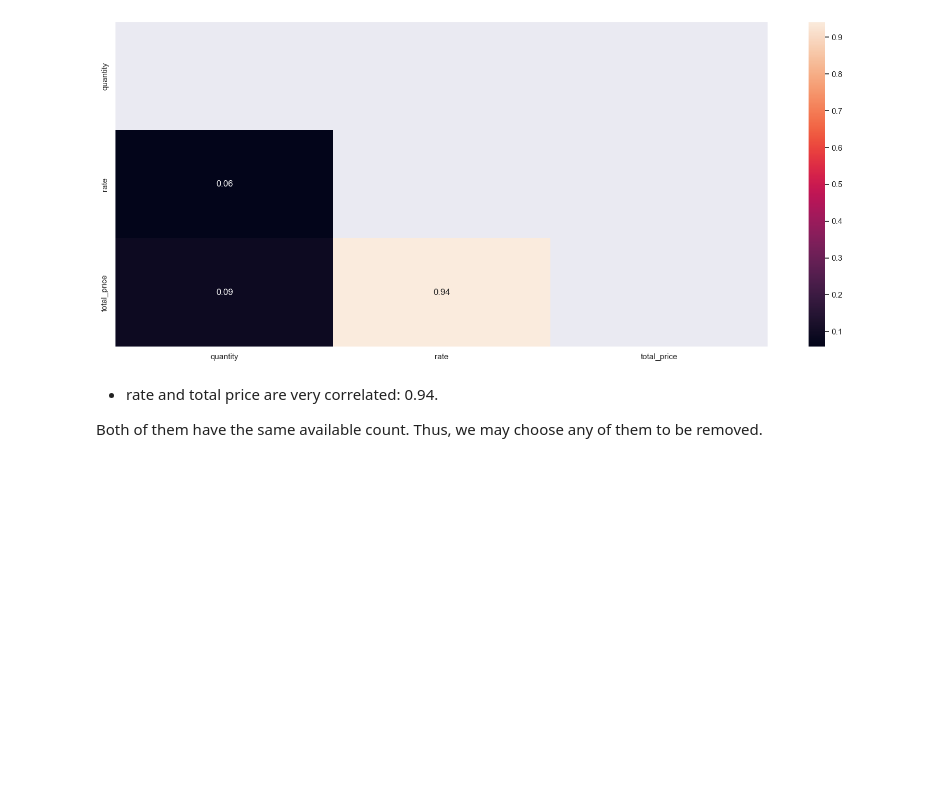
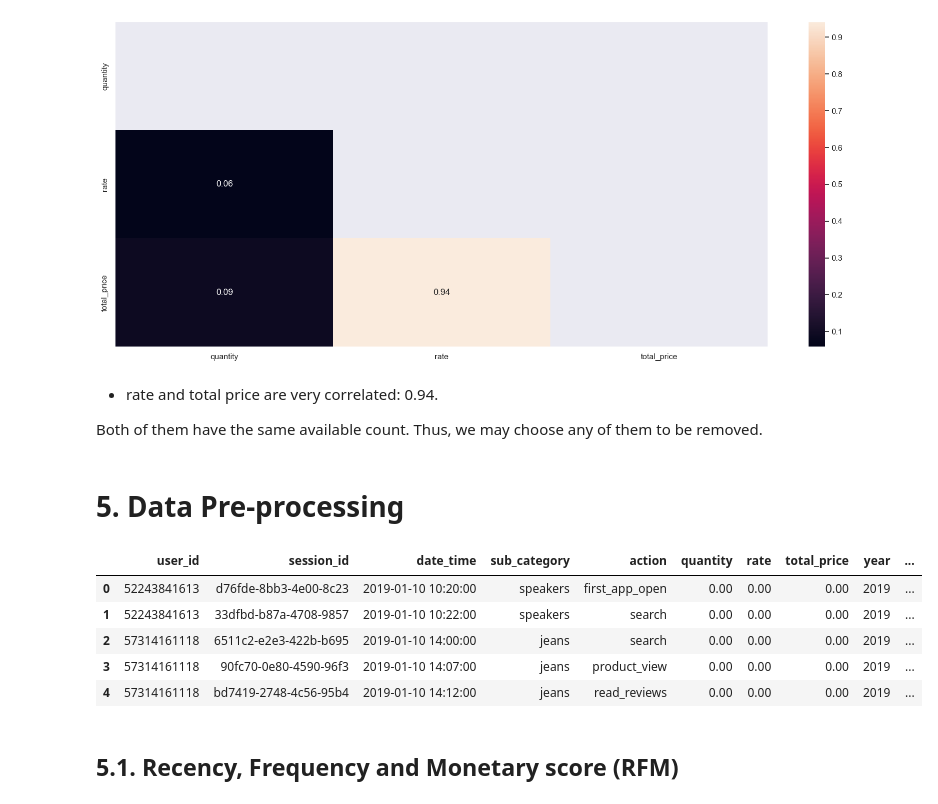
Before and after one commit to lucasquemelli/customer_propensity_purchase, a Jupyter notebook: customer_propensity_purchase.ipynb, the cells around one changed output. Drawn from its saved outputs; the diff is of its cells as text; code cells hidden in the pictures; blank space fills up the shorter version.

```diff
--- a/customer_propensity_purchase.ipynb
+++ b/customer_propensity_purchase.ipynb
@@ -1159,3 +1171,5 @@ sns.heatmap(num_attributes.corr(method="pearson"), mask = mask, annot=True);
 - rate and total price are very correlated: 0.94.
 
 Both of them have the same available count. Thus, we may choose any of them to be removed.
+# %% [markdown]
+# 5. Data Pre-processing
@@ -1161,0 +1178,11 @@ Both of them have the same available count. Thus, we may choose any of them to b
+# %%
+df5.head()
+# %% [output]
+|  | user_id | session_id | date_time | sub_category | action | quantity | rate | total_price | year | ... |
+| 0 | 52243841613 | d76fde-8bb3-4e00-8c23 | 2019-01-10 10:20:00 | speakers | first_app_open | 0.00 | 0.00 | 0.00 | 2019 | ... |
+| 1 | 52243841613 | 33dfbd-b87a-4708-9857 | 2019-01-10 10:22:00 | speakers | search | 0.00 | 0.00 | 0.00 | 2019 | ... |
+| 2 | 57314161118 | 6511c2-e2e3-422b-b695 | 2019-01-10 14:00:00 | jeans | search | 0.00 | 0.00 | 0.00 | 2019 | ... |
+| 3 | 57314161118 | 90fc70-0e80-4590-96f3 | 2019-01-10 14:07:00 | jeans | product_view | 0.00 | 0.00 | 0.00 | 2019 | ... |
+| 4 | 57314161118 | bd7419-2748-4c56-95b4 | 2019-01-10 14:12:00 | jeans | read_reviews | 0.00 | 0.00 | 0.00 | 2019 | ... |
+# %% [markdown]
+## 5.1. Recency, Frequency and Monetary score (RFM)
```
Also changed, not shown: parts of 30 cells of this notebook.
